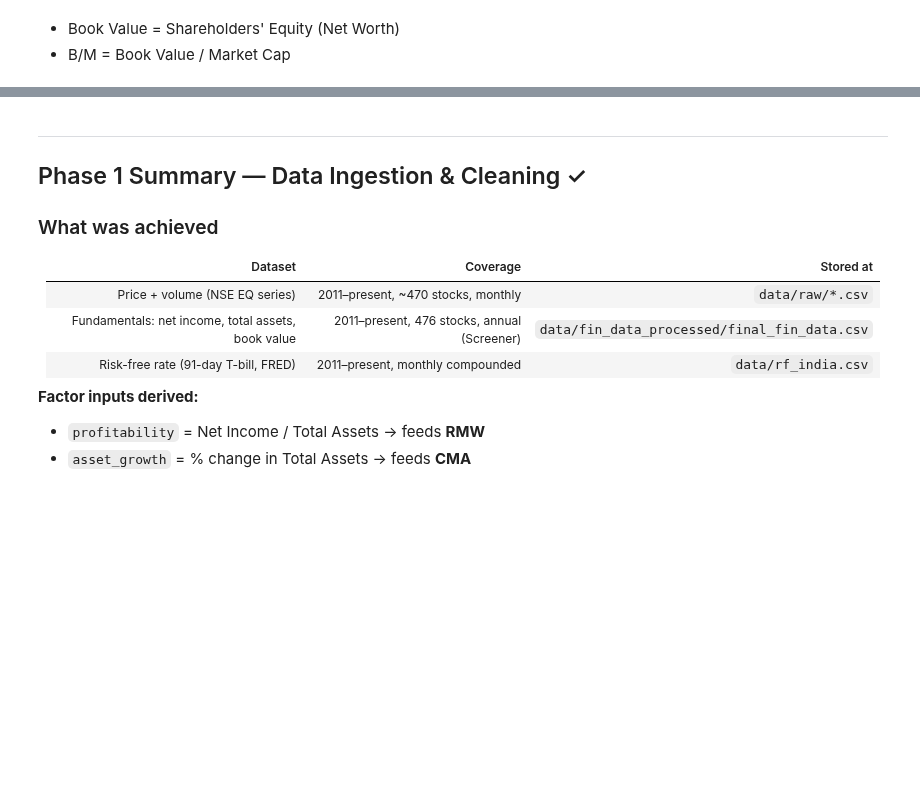
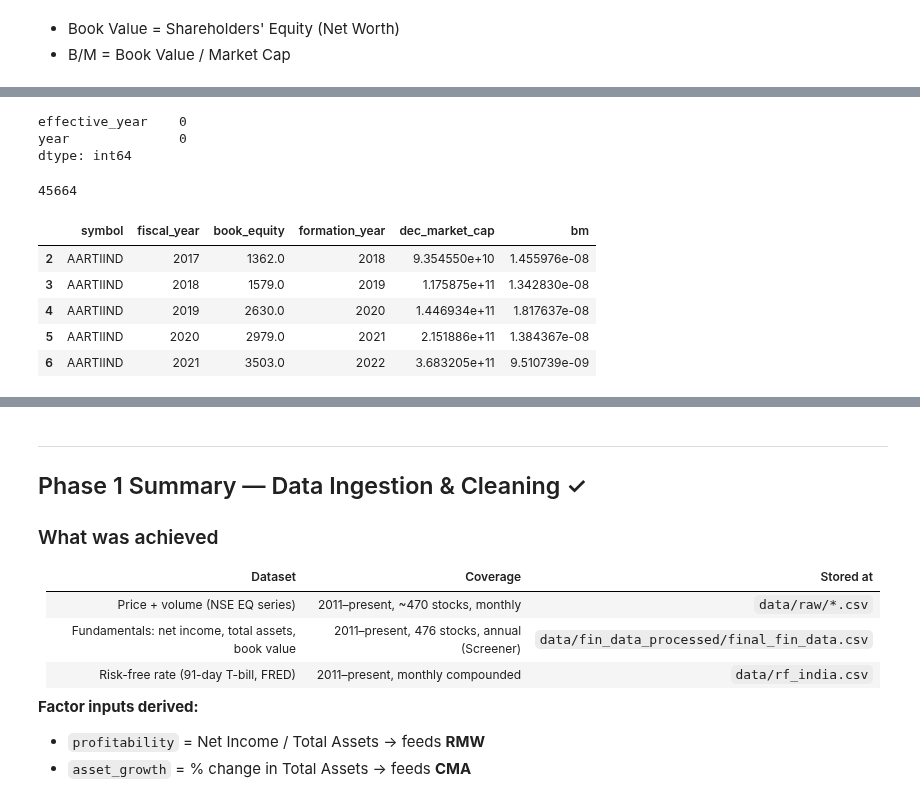
Before and after one commit to Jay-K28/Fama-French-model, a Jupyter notebook: notebooks/01_data_ingestion_and_cleaning.ipynb, the cells around one changed output, grey strips where cells are left out. Saved outputs shown, nothing was run; the diff lists cells and outputs as text; code cells hidden in the pictures; blank space fills up the shorter version.

```diff
--- a/notebooks/01_data_ingestion_and_cleaning.ipynb
+++ b/notebooks/01_data_ingestion_and_cleaning.ipynb
@@ -1403,0 +1667,24 @@ Stocks with shares: 244
+# %%
+final[['effective_year', 'year']].isnull().sum()
+# %% [output]
+effective_year    0
+year              0
+dtype: int64
+# %%
+len(final)
+# %% [output]
+45664
+# %%
+# 1: December market cap
+# dec_me -> dec market equity
+
+dec_me = final[final['month'] == 12][
+    ['symbol', 'year', 'market_cap']
+].copy()
+
+dec_me = dec_me.rename(
+    columns={
+        'year': 'dec_year',
+        'market_cap': 'dec_market_cap'
+    }
+)
@@ -1403,0 +1731,38 @@ Stocks with shares: 244
+# %%
+# 4: Merge book equity with December market cap
+
+bm_formation = book_equity_annual.merge(
+    dec_me[
+        [
+            'symbol',
+            'formation_year',
+            'dec_market_cap'
+        ]
+    ],
+    on=['symbol', 'formation_year'],
+    how='inner'
+)
+# %%
+# 5: Calculate B/M
+
+bm_formation['bm'] = (
+    bm_formation['book_equity']
+    / bm_formation['dec_market_cap']
+)
+
+# Keep only economically meaningful observations
+bm_formation = bm_formation[
+    (bm_formation['book_equity'] > 0) &
+    (bm_formation['dec_market_cap'] > 0) &
+    np.isfinite(bm_formation['bm']) &
+    (bm_formation['bm'] > 0)
+].copy()
+# %%
+bm_formation.head()
+# %% [output]
+|  | symbol | fiscal_year | book_equity | formation_year | dec_market_cap | bm |
+| 2 | AARTIIND | 2017 | 1362.0 | 2018 | 9.354550e+10 | 1.455976e-08 |
+| 3 | AARTIIND | 2018 | 1579.0 | 2019 | 1.175875e+11 | 1.342830e-08 |
+| 4 | AARTIIND | 2019 | 2630.0 | 2020 | 1.446934e+11 | 1.817637e-08 |
+| 5 | AARTIIND | 2020 | 2979.0 | 2021 | 2.151886e+11 | 1.384367e-08 |
+| 6 | AARTIIND | 2021 | 3503.0 | 2022 | 3.683205e+11 | 9.510739e-09 |
```
Also changed, not shown: parts of 45 cells of this notebook, 21 other files.
